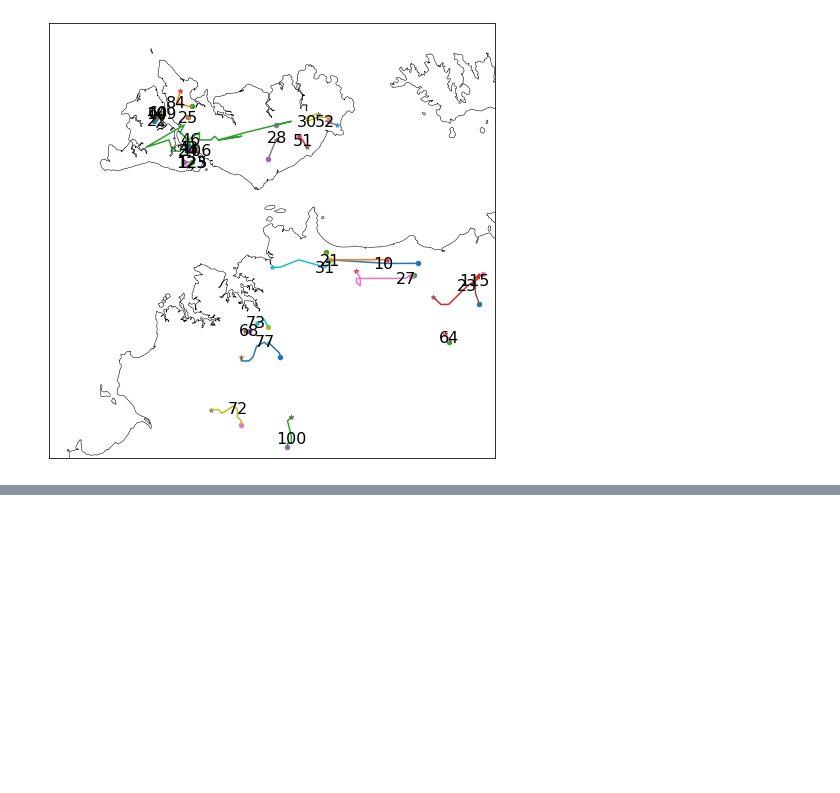
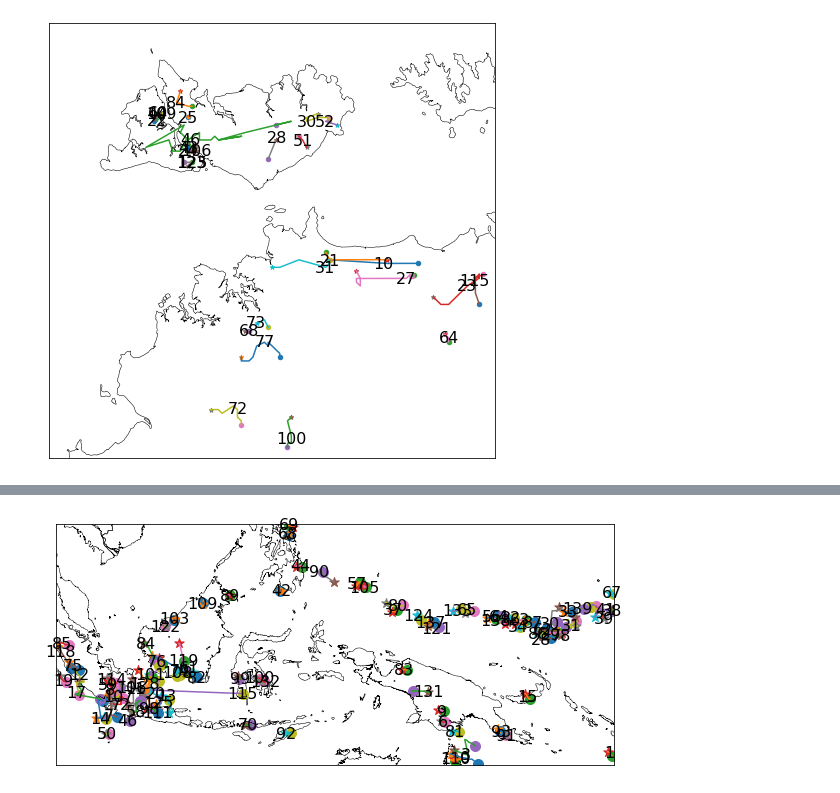
Before and after one commit to antarcticrainforest/tintX, a Jupyter notebook: examples/RainTracking.ipynb, the cells around one changed output, grey strips where cells are left out. Saved outputs shown, nothing was run; the diff lists cells and outputs as text; code cells hidden in the pictures; blank space fills up the shorter version.

```diff
--- a/examples/RainTracking.ipynb
+++ b/examples/RainTracking.ipynb
@@ -117,0 +124,6 @@ ax = plot_traj(RD.tracks, RD.lons, RD.lats, basemap_res='f', label=True, size=20
+# %%
+# Read satellite based rainfall estimates and select a sub region.
+files = [str(f) for f in Path('data').rglob('CMORPH*.nc')]
+# Select a box around the Maritime Continent
+dset = xr.open_mfdataset(sorted(files), combine='by_coords').sel(lon=slice(100, 160), lat=slice(-13, 13))
+dset
@@ -117,0 +201,17 @@ ax = plot_traj(RD.tracks, RD.lons, RD.lats, basemap_res='f', label=True, size=20
+# %%
+RD = RunDirectory('cmorph', dset.isel(time=slice(0, 20)),
+                  dset.lon,
+                  dset.lat)
+RD.params['MIN_SIZE'] = 8
+RD.params['FIELD_THRESH'] = 3
+RD.params['ISO_THRESH'] = 10
+RD.params['ISO_SMOOTH'] = 10
+RD.params['SEARCH_MARGIN'] = 8750
+RD.params['FLOW_MARGIN'] = 1750
+RD.params['MAX_DISPARITY'] = 999
+RD.params['MAX_FLOW_MAG ']= 5000
+RD.params['MAX_SHIFT_DISP'] = 1000
+suffix = '%s-%s'%(RD.start.strftime('%Y_%m_%d_%H'),
+                  RD.end.strftime('%Y_%m_%d_%H'))
+track_file = trackdir / f'cmorph_tracks_{suffix}.h5'
+ncells = RD.get_tracks()
@@ -117,0 +232,4 @@ ax = plot_traj(RD.tracks, RD.lons, RD.lats, basemap_res='f', label=True, size=20
+# %%
+ax = RD.plot_traj(basemap_res='i', label=True, size=100, mintrace=5)
+# %% [output]
+[figure, added]
```
Also changed, not shown: parts of 14 cells of this notebook, 34 other files.
